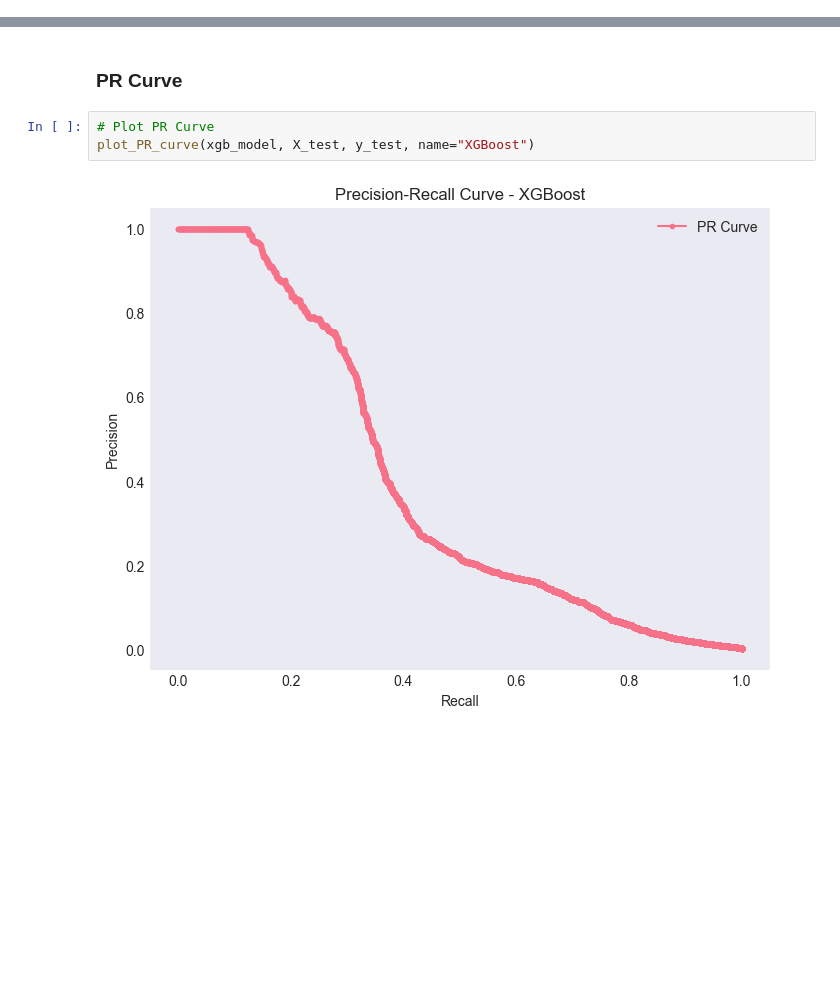
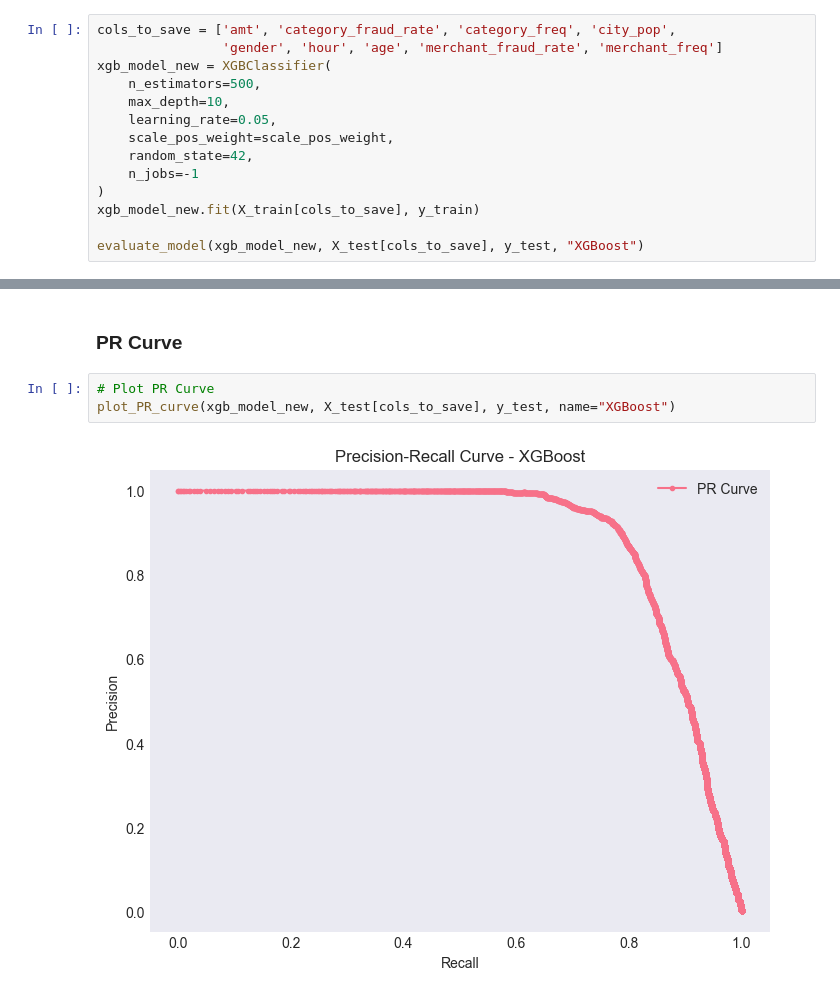
Before and after one commit to Dai-Nguyen1506/AI66A_group_1, a Jupyter notebook: notebooks/03_model_training.ipynb, the cells around one changed output, grey strips where cells are left out. Drawn from its saved outputs; the diff is of its cells as text; blank space fills up the shorter version.

```diff
--- a/notebooks/03_model_training.ipynb
+++ b/notebooks/03_model_training.ipynb
@@ -330,0 +331,14 @@ shap.summary_plot(shap_values, X_test)
+# %%
+cols_to_save = ['amt', 'category_fraud_rate', 'category_freq', 'city_pop',
+                'gender', 'hour', 'age', 'merchant_fraud_rate', 'merchant_freq']
+xgb_model_new = XGBClassifier(
+    n_estimators=500,
+    max_depth=10,
+    learning_rate=0.05,
+    scale_pos_weight=scale_pos_weight,
+    random_state=42,
+    n_jobs=-1
+)
+xgb_model_new.fit(X_train[cols_to_save], y_train)
+
+evaluate_model(xgb_model_new, X_test[cols_to_save], y_test, "XGBoost")
@@ -357,6 +389,6 @@ Confusion Matrix:
 ### PR Curve
 # %%
 # Plot PR Curve
-plot_PR_curve(xgb_model, X_test, y_test, name="XGBoost")
+plot_PR_curve(xgb_model_new, X_test[cols_to_save], y_test, name="XGBoost")
 # %% [output]
-[figure, old version]
+[figure, new version]
```
Also changed, not shown: parts of 4 cells of this notebook.
